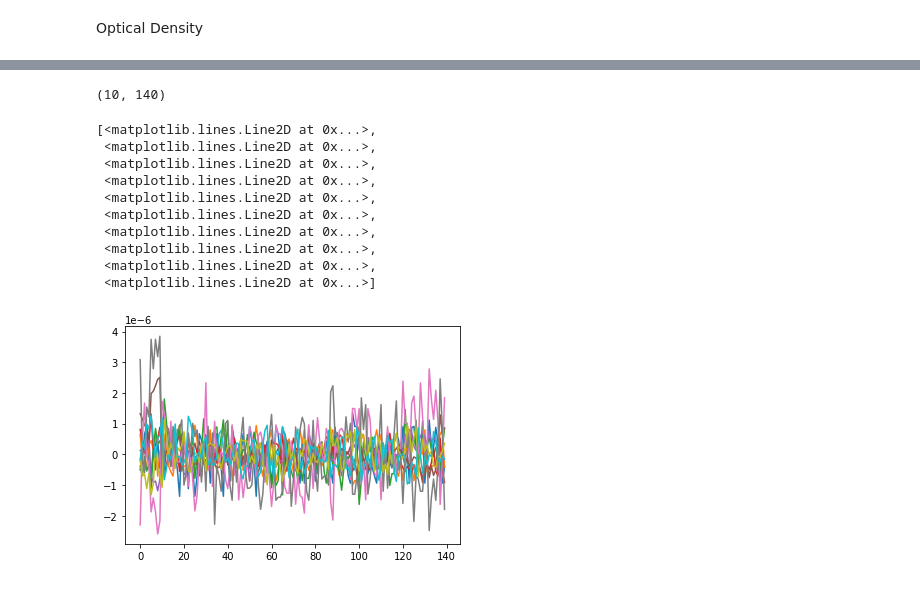
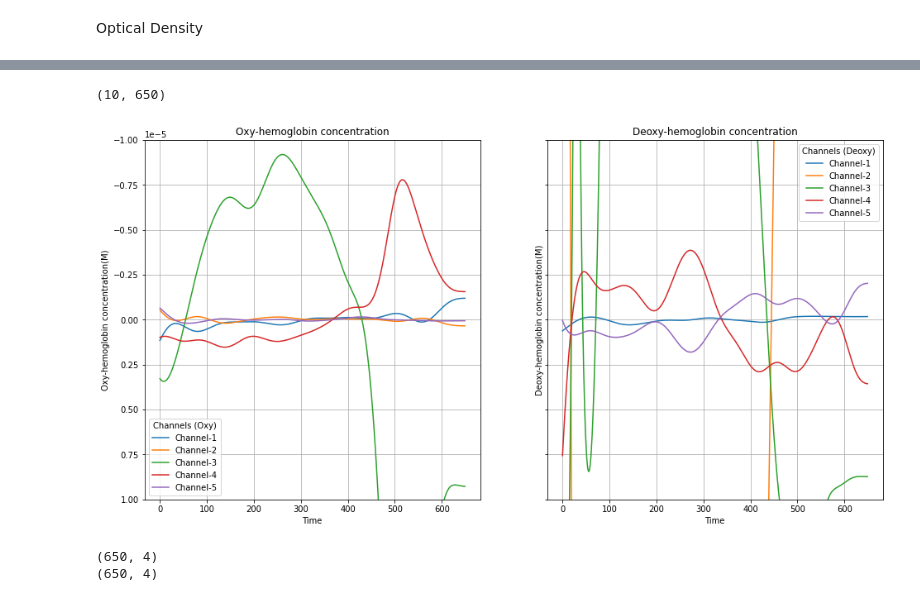
Before and after one commit to maleeshaRuvindi/Classification-of-cognitive-levels-using-fNIRS-data, a Jupyter notebook: beer-lambert/beer-lambert/beer-lambert.ipynb, the cells around one changed output, grey strips where cells are left out. Drawn from its saved outputs; the diff is of its cells as text; code cells hidden in the pictures.

```diff
--- a/beer-lambert/beer-lambert/beer-lambert.ipynb
+++ b/beer-lambert/beer-lambert/beer-lambert.ipynb
@@ -233,5 +159,5 @@ plt.plot(dod.T)
 # %%
-combined=np.concatenate((oxy_od_np,deoxy_od_np,),axis=1)
+#combined=np.concatenate((oxy_od_np,deoxy_od_np,),axis=1)
 raw_ch_names=['1-1', '1-2', '1-3', '1-4','1-5','1-1', '1-2', '1-3', '1-4','1-5']
 ch_wl=[850, 850, 850, 850, 850, 720, 720, 720, 720,720]
 unique_dpf = 6
@@ -243,17 +169,50 @@ data = ns.mbll(dod, raw_ch_names, ch_wl, ch_dpf, ch_distances,
                unit='cm', table='wray')
 dc, ch_names, ch_types = data
 print(dc.shape)
-plt.plot(dc.T)
+concentrations=dc.T
 # %% [output]
-(10, 140)
+(10, 650)
-[<matplotlib.lines.Line2D at 0x...>,
- <matplotlib.lines.Line2D at 0x...>,
- <matplotlib.lines.Line2D at 0x...>,
- <matplotlib.lines.Line2D at 0x...>,
- <matplotlib.lines.Line2D at 0x...>,
- <matplotlib.lines.Line2D at 0x...>,
- <matplotlib.lines.Line2D at 0x...>,
- <matplotlib.lines.Line2D at 0x...>,
- <matplotlib.lines.Line2D at 0x...>,
- <matplotlib.lines.Line2D at 0x...>]
-[figure, removed]
+# %%
+fig, (ax1, ax2) = plt.subplots(1, 2, sharey=True, figsize=(16,8))  # 2 rows, 1 column, shared y-axis
+
+ax1.plot(concentrations[:,0],label='Channel-1')
+ax1.plot(concentrations[:,1],label='Channel-2')
+ax1.plot(concentrations[:,2],label='Channel-3')
+ax1.plot(concentrations[:,3],label='Channel-4')
+ax1.plot(concentrations[:,4],label='Channel-5')
+ax1.legend(title='Channels (Oxy)')
+
+lim=1*-10**-5
+ax1.set_xlabel('Time')
+ax1.set_ylabel('Oxy-hemoglobin concentration(M)')
+ax1.set_title('Oxy-hemoglobin concentration')
+ax1.grid(True)  # Add grid lines for better readability
+ax1.set_ylim(-lim,lim)
+
+ax2.plot(concentrations[:,5],label='Channel-1')
+ax2.plot(concentrations[:,6],label='Channel-2')
+ax2.plot(concentrations[:,7],label='Channel-3')
+ax2.plot(concentrations[:,8],label='Channel-4')
+ax2.plot(concentrations[:,9],label='Channel-5')
+ax2.legend(title='Channels (Deoxy)')
+ax2.set_ylim(-lim,lim)
+ax2.set_xlabel('Time')
+ax2.set_ylabel('Deoxy-hemoglobin concentration(M)')
+ax2.set_title('Deoxy-hemoglobin concentration')
+ax2.grid(True)  # Add grid lines for better readability
+
+plt.show()
+# %% [output]
+[figure, added]
+# %%
+short_channel_oxy=concentrations[:,3]
+short_channel_deoxy=concentrations[:,8]
+
+
+long_channels_oxy=np.delete(concentrations[:,:5],3,axis=1)
+print(long_channels_oxy.shape)
+long_channels_deoxy=np.delete(concentrations[:,5:],3,axis=1)
+print(long_channels_oxy.shape)
+# %% [output]
+(650, 4)
+(650, 4)
```
Also changed, not shown: parts of 29 cells of this notebook.
